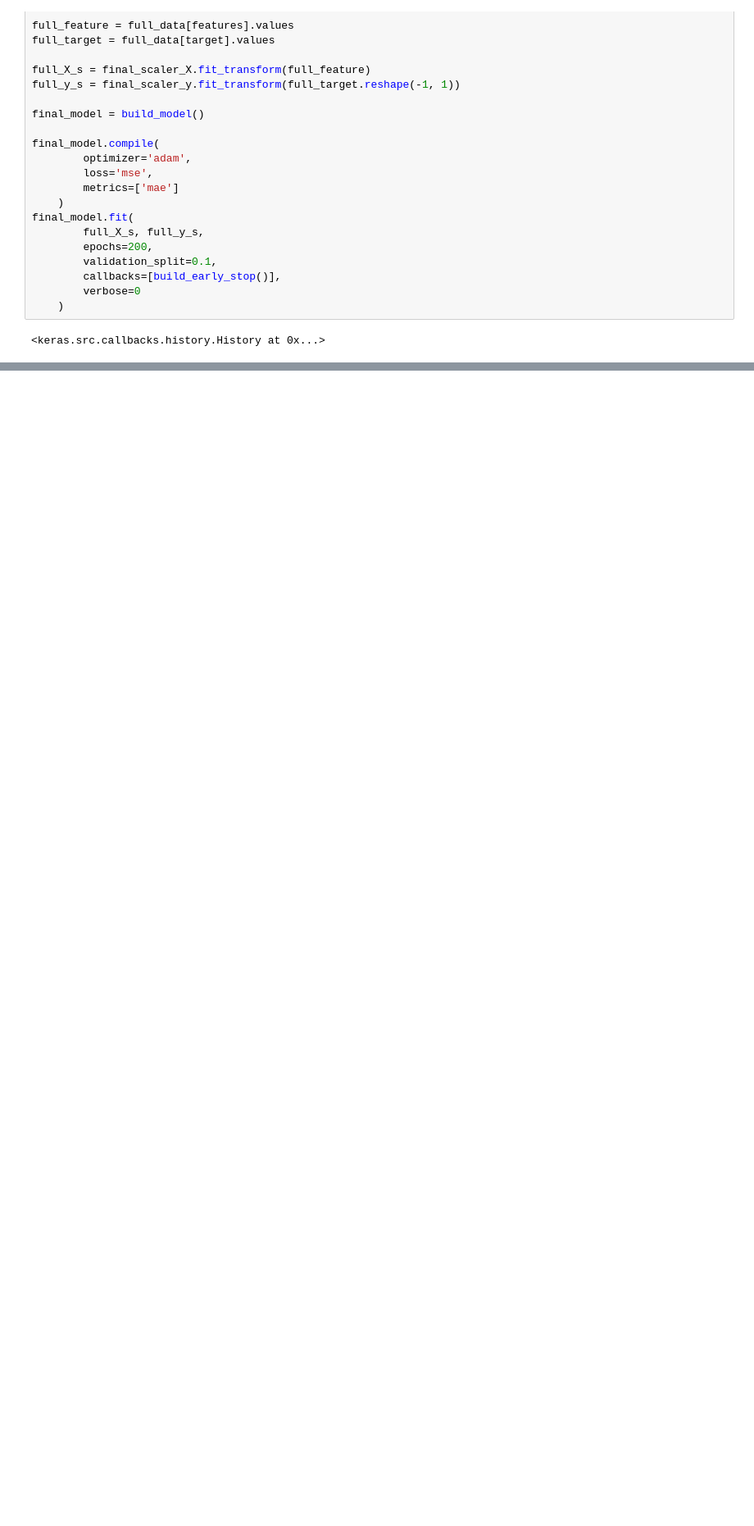
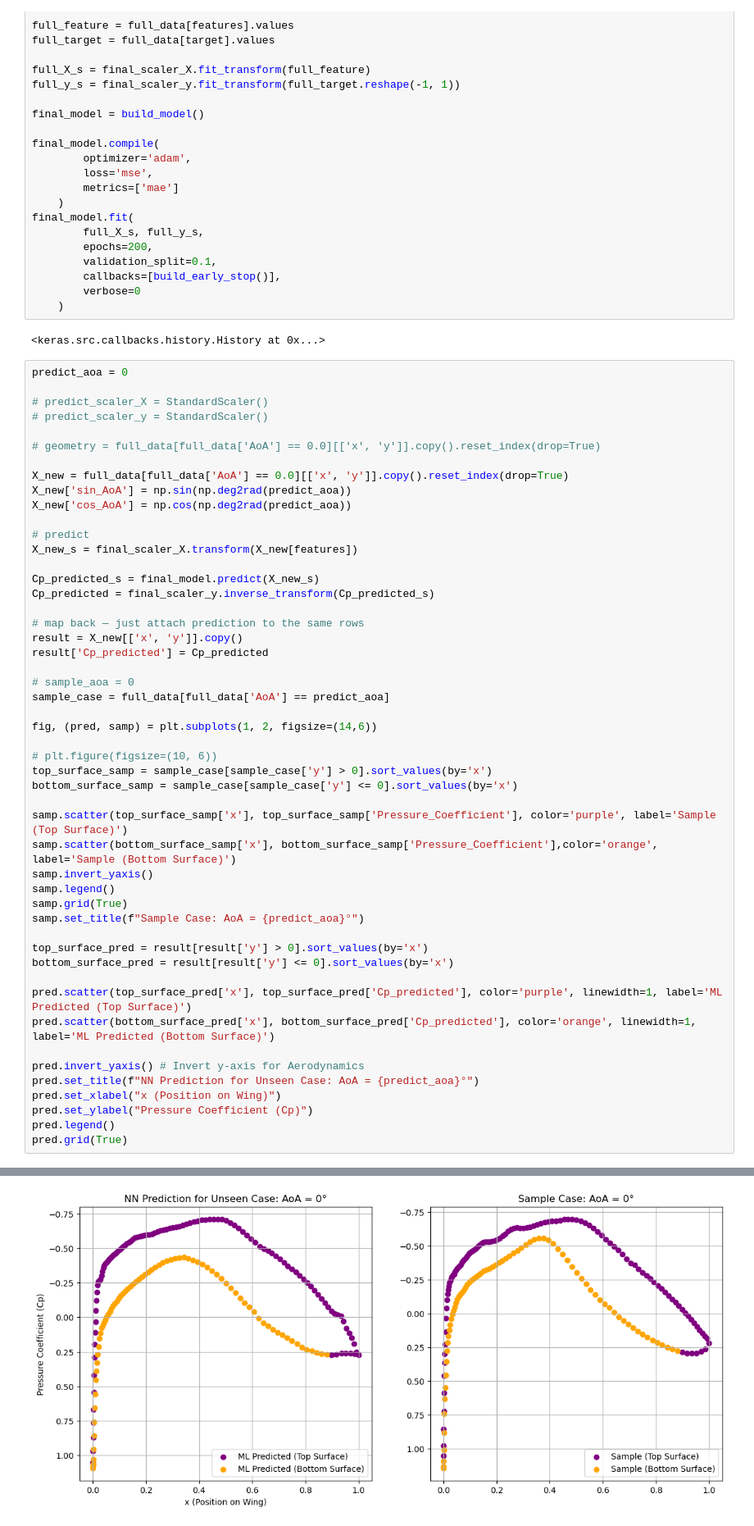
Before and after one commit to ItsKong/CFD-Machine-learning, a Jupyter notebook: Rae2822-Model.ipynb, the cells around one changed output, grey strips where cells are left out. Shown at 82% size. Cells and saved outputs as stored; diff of their text form; blank space fills up the shorter version.

Commit message:
scatter plot visualization

```diff
--- a/Rae2822-Model.ipynb
+++ b/Rae2822-Model.ipynb
@@ -217,3 +214,54 @@ final_model.fit(
     )
 # %% [output]
 <keras.src.callbacks.history.History at 0x...>
+# %%
+predict_aoa = 0
+
+# predict_scaler_X = StandardScaler()
+# predict_scaler_y = StandardScaler()
+
+# geometry = full_data[full_data['AoA'] == 0.0][['x', 'y']].copy().reset_index(drop=True)
+
+X_new = full_data[full_data['AoA'] == 0.0][['x', 'y']].copy().reset_index(drop=True)
+X_new['sin_AoA'] = np.sin(np.deg2rad(predict_aoa))
+X_new['cos_AoA'] = np.cos(np.deg2rad(predict_aoa))
+
+# predict
+X_new_s = final_scaler_X.transform(X_new[features])
+
+Cp_predicted_s = final_model.predict(X_new_s)
+Cp_predicted = final_scaler_y.inverse_transform(Cp_predicted_s)
+
+# map back — just attach prediction to the same rows
+result = X_new[['x', 'y']].copy()
+result['Cp_predicted'] = Cp_predicted
+
+# sample_aoa = 0
+sample_case = full_data[full_data['AoA'] == predict_aoa]
+
+fig, (pred, samp) = plt.subplots(1, 2, figsize=(14,6))
+
+# plt.figure(figsize=(10, 6))
+top_surface_samp = sample_case[sample_case['y'] > 0].sort_values(by='x')
+bottom_surface_samp = sample_case[sample_case['y'] <= 0].sort_values(by='x')
+
+samp.scatter(top_surface_samp['x'], top_surface_samp['Pressure_Coefficient'], color='purple', label='Sample (Top Surface)')
+samp.scatter(bottom_surface_samp['x'], bottom_surface_samp['Pressure_Coefficient'],color='orange', label='Sample (Bottom Surface)')
+samp.invert_yaxis()
+samp.legend()
+samp.grid(True)
+samp.set_title(f"Sample Case: AoA = {predict_aoa}°")
+
+top_surface_pred = result[result['y'] > 0].sort_values(by='x')
+bottom_surface_pred = result[result['y'] <= 0].sort_values(by='x')
+
+pred.scatter(top_surface_pred['x'], top_surface_pred['Cp_predicted'], color='purple', linewidth=1, label='ML Predicted (Top Surface)')
+pred.scatter(bottom_surface_pred['x'], bottom_surface_pred['Cp_predicted'], color='orange', linewidth=1, label='ML Predicted (Bottom Surface)')
+
+pred.invert_yaxis() # Invert y-axis for Aerodynamics
+pred.set_title(f"NN Prediction for Unseen Case: AoA = {predict_aoa}°")
+pred.set_xlabel("x (Position on Wing)")
+pred.set_ylabel("Pressure Coefficient (Cp)")
+pred.legend()
+pred.grid(True)
+# %% [output]
@@ -220 +269,2 @@ final_model.fit(
+[figure, added]
 # %%
```
Also changed, not shown: parts of 4 cells of this notebook.
